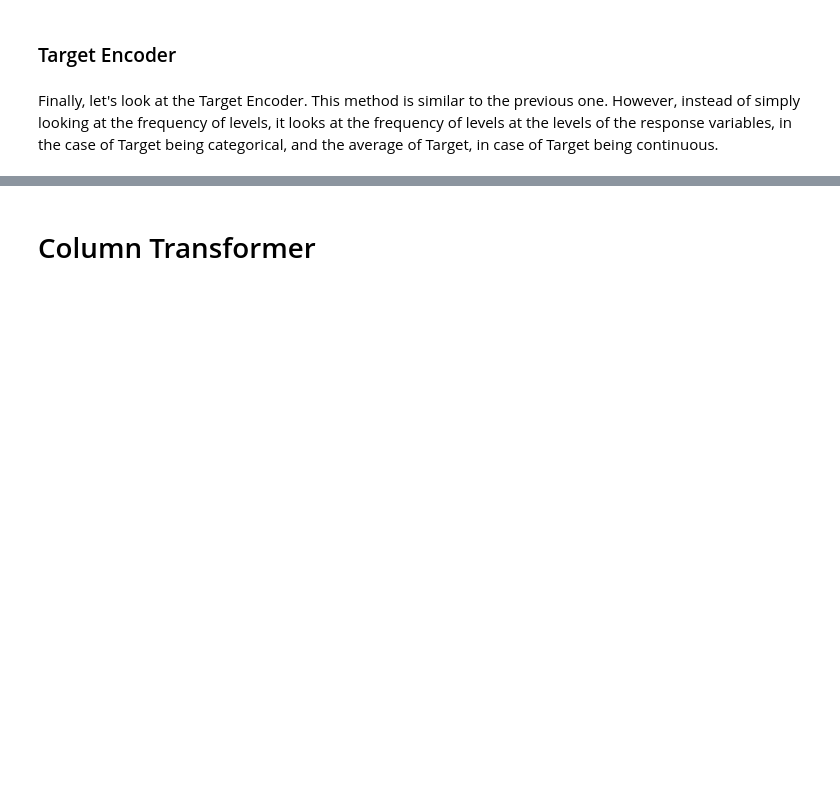
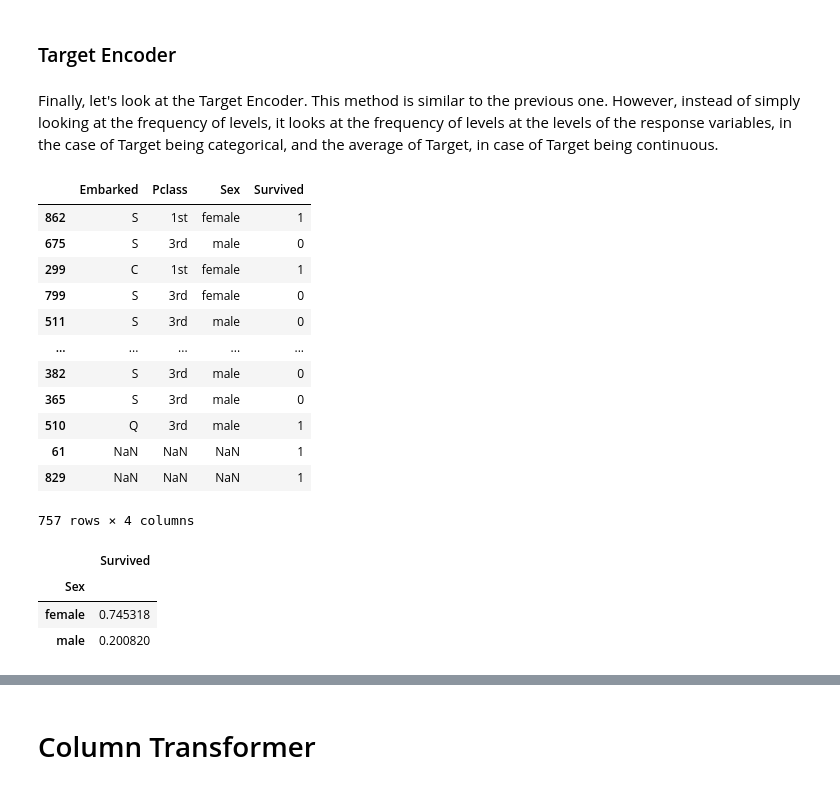
Before and after one commit to brondevitor/Python_Jorney, a Jupyter notebook: Data Preparation/Data preparation II.ipynb, the cells around one changed output, grey strips where cells are left out. Drawn from its saved outputs; the diff is of its cells as text; code cells hidden in the pictures; blank space fills up the shorter version.

```diff
--- a/Data Preparation/Data preparation II.ipynb
+++ b/Data Preparation/Data preparation II.ipynb
@@ -391,0 +463,2 @@ For example, in the variable Sex, male would be replaced by 0.65 and female by 0
+# %%
+cfce = CountFrequencyCategoricalEncoder(encoding_method='frequency' , variables=['Embarked' , 'Pclass' , 'Sex'])
@@ -392,4 +467,31 @@ For example, in the variable Sex, male would be replaced by 0.65 and female by 0
+# %%
+cfce.fit_transform(X_train_titanic)
 # %% [markdown]
 ### Target Encoder
 # %% [markdown]
 Finally, let's look at the Target Encoder. This method is similar to the previous one. However, instead of simply looking at the frequency of levels, it looks at the frequency of levels at the levels of the response variables, in the case of Target being categorical, and the average of Target, in case of Target being continuous.
+# %%
+df_train_titanic = pd.concat([X_train_titanic , y_train_titanic], axis= 1)
+# %%
+df_train_titanic
+# %% [output]
+|  | Embarked | Pclass | Sex | Survived |
+| 862 | S | 1st | female | 1 |
+| 675 | S | 3rd | male | 0 |
+| 299 | C | 1st | female | 1 |
+| 799 | S | 3rd | female | 0 |
+| 511 | S | 3rd | male | 0 |
+| ... | ... | ... | ... | ... |
+| 382 | S | 3rd | male | 0 |
+| 365 | S | 3rd | male | 0 |
+| 510 | Q | 3rd | male | 1 |
+| 61 | NaN | NaN | NaN | 1 |
+| 829 | NaN | NaN | NaN | 1 |
+757 rows × 4 columns
+# %%
+df_train_titanic.groupby('Sex').mean()
+# %% [output]
+|  | Survived |
+| Sex |  |
+| female | 0.745318 |
+| male | 0.200820 |
```
Also changed, not shown: parts of 25 cells of this notebook.
